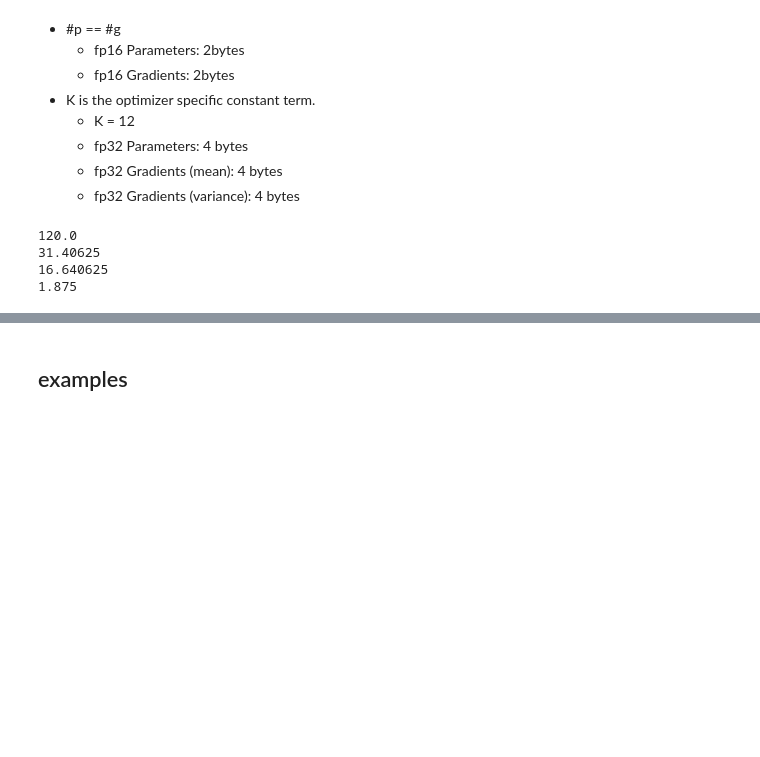
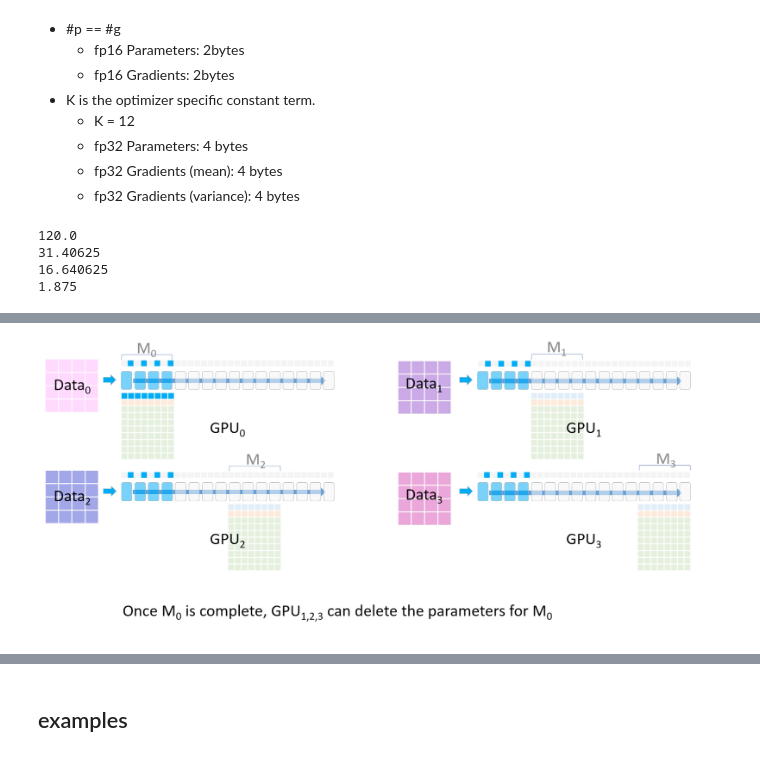
Before and after one commit to chunhuizhang/pytorch_distribute_tutorials, a Jupyter notebook: tutorials/deepspeed_accelerate/deepspeed_basics.ipynb, the cells around one changed output, grey strips where cells are left out. Saved outputs shown, nothing was run; the diff lists cells and outputs as text; code cells hidden in the pictures; blank space fills up the shorter version.

```diff
--- a/tutorials/deepspeed_accelerate/deepspeed_basics.ipynb
+++ b/tutorials/deepspeed_accelerate/deepspeed_basics.ipynb
@@ -69,0 +82,4 @@ Image(url='https://miro.medium.com/v2/resize:fit:1400/format:webp/1*QlAuDP1E70Fs
+# %%
+Image('../../imgs/m0_delete.png', width=700)
+# %% [output]
+[figure, added]
```
Also changed, not shown: parts of 4 cells of this notebook, 5 other files.
